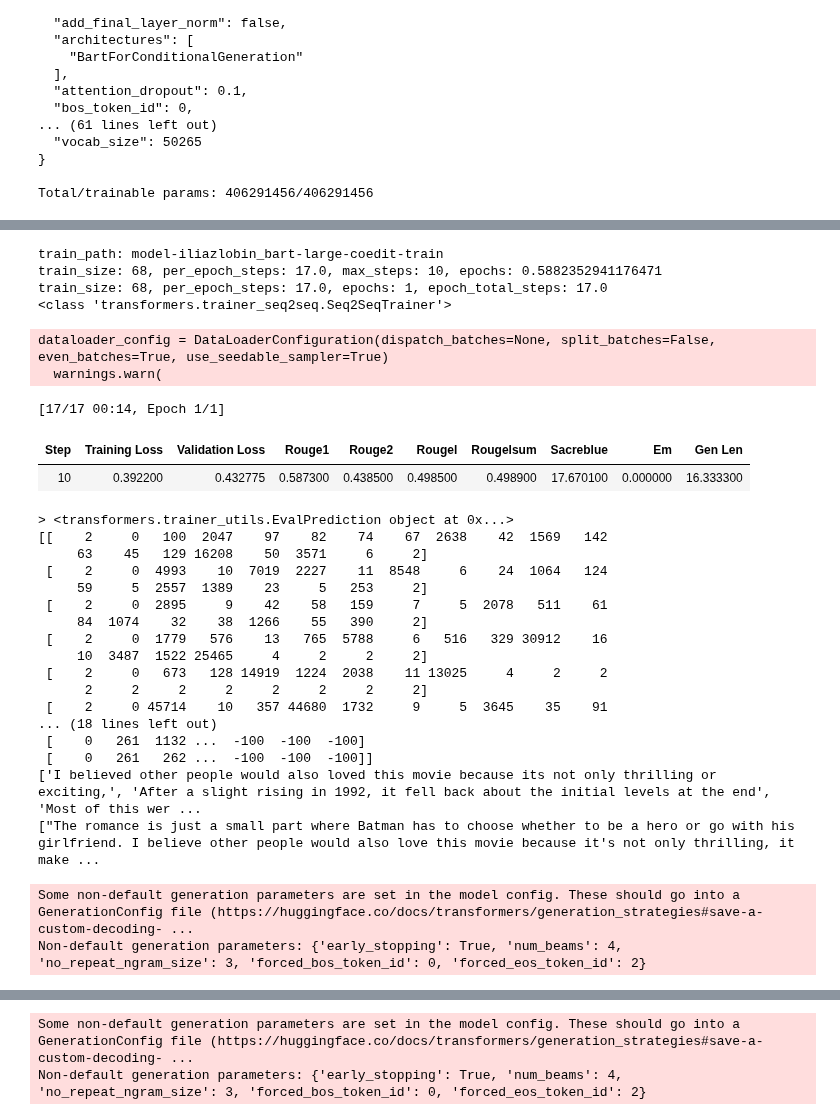
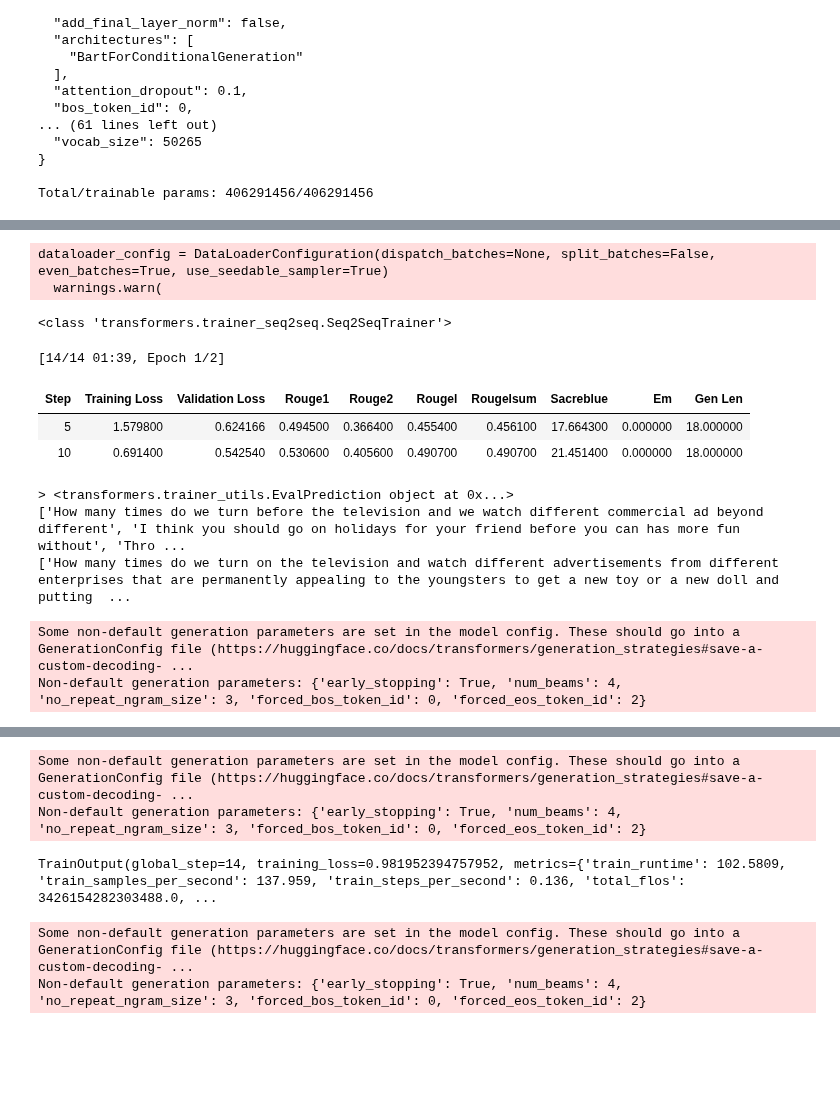
Before and after one commit to iliazlobin/transformers-labs, a Jupyter notebook: model-train/train-bart-coedit.ipynb, the cells around one changed output, grey strips where cells are left out. Saved outputs shown, nothing was run; the diff lists cells and outputs as text; code cells hidden in the pictures; blank space fills up the shorter version.

Commit message:
bart training notebook revised

```diff
--- a/model-train/train-bart-coedit.ipynb
+++ b/model-train/train-bart-coedit.ipynb
@@ -501,3 +503,23 @@ Total/trainable params: 406291456/406291456
 %%capture
 %load_ext tensorboard
 %tensorboard --logdir "model-{training_model_path}-train/runs"
+# %%
+train_path = f"model-{training_model_path}-train"
+print(f"train_path: {train_path}")
+
+train_size = len(processed_dataset["train"])
+batch_size = 250
+gradient_accumulation_steps = 4
+
+per_epoch_steps = train_size / (batch_size * gradient_accumulation_steps)
+
+max_steps = 10
+epochs = max_steps / per_epoch_steps
+print(f"train_size: {train_size}, batch_size: {batch_size}, per_epoch_steps: {per_epoch_steps}, max_steps: {max_steps}, epochs: {epochs}")
+
+# if max_steps < per_epoch_steps:
+#     raise Exception(f"Training doesn't cover the entire training dataset with {train_size} samples")
+
+epochs = 2
+epoch_total_steps = epochs * per_epoch_steps
+print(f"train_size: {train_size}, batch_size: {batch_size}, per_epoch_steps: {per_epoch_steps}, epochs: {epochs}, epoch_total_steps: {epoch_total_steps}")
@@ -504,24 +530,5 @@ Total/trainable params: 406291456/406291456
 # %%
 from transformers import Seq2SeqTrainingArguments, Seq2SeqTrainer
-
-train_path = f"model-{training_model_path}-train"
-print(f"train_path: {train_path}")
-
-train_size = len(processed_dataset["train"])
-batch_size = 1
-gradient_accumulation_steps = 4
-
-per_epoch_steps = train_size / (batch_size * gradient_accumulation_steps)
-max_steps = 10
-epochs = max_steps / per_epoch_steps
-print(f"train_size: {train_size}, per_epoch_steps: {per_epoch_steps}, max_steps: {max_steps}, epochs: {epochs}")
-
-# if max_steps < per_epoch_steps:
-#     raise Exception(f"Training doesn't cover the entire training dataset with {train_size} samples")
-
-epochs = 1
-epoch_total_steps = epochs * per_epoch_steps
-print(f"train_size: {train_size}, per_epoch_steps: {per_epoch_steps}, epochs: {epochs}, epoch_total_steps: {epoch_total_steps}")
 
 args = Seq2SeqTrainingArguments(
     output_dir=train_path,
@@ -532,60 +539,44 @@ args = Seq2SeqTrainingArguments(
     fp16=True,
     predict_with_generate=True,
     gradient_checkpointing=True,
     per_device_train_batch_size=batch_size,
     per_device_eval_batch_size=batch_size,
     gradient_accumulation_steps=gradient_accumulation_steps,
     num_train_epochs=epochs,
     # max_steps=max_steps,
     # warmup_steps=2,
-    logging_steps=10,
+    logging_steps=5,
     save_strategy="steps",
-    save_steps=10,
+    save_steps=5,
     evaluation_strategy="steps",
-    eval_steps=10,
+    eval_steps=5,
     report_to="tensorboard",
 )
 
 
 trainer = Seq2SeqTrainer(
     model=training_model,
     train_dataset=processed_dataset["train"],
     eval_dataset=processed_dataset["test"],
     tokenizer=tokenizer,
     data_collator=data_collator,
     compute_metrics=compute_metrics,
     args=args,
 )
 print(type(trainer))
 
 model.config.use_cache = False
 trainer.train()
 # %% [output]
-train_path: model-iliazlobin_bart-large-coedit-train
-train_size: 68, per_epoch_steps: 17.0, max_steps: 10, epochs: 0.5882352941176471
-train_size: 68, per_epoch_steps: 17.0, epochs: 1, epoch_total_steps: 17.0
-<class 'transformers.trainer_seq2seq.Seq2SeqTrainer'>
+dataloader_config = DataLoaderConfiguration(dispatch_batches=None, split_batches=False, even_batches=True, use_seedable_sampler=True)
+  warnings.warn(
-dataloader_config = DataLoaderConfiguration(dispatch_batches=None, split_batches=False, even_batches=True, use_seedable_sampler=True)
-  warnings.warn(
+<class 'transformers.trainer_seq2seq.Seq2SeqTrainer'>
-[17/17 00:14, Epoch 1/1]
+[14/14 01:39, Epoch 1/2]
 | Step | Training Loss | Validation Loss | Rouge1 | Rouge2 | Rougel | Rougelsum | Sacreblue | Em | Gen Len |
-| 10 | 0.392200 | 0.432775 | 0.587300 | 0.438500 | 0.498500 | 0.498900 | 17.670100 | 0.000000 | 16.333300 |
+| 5 | 1.579800 | 0.624166 | 0.494500 | 0.366400 | 0.455400 | 0.456100 | 17.664300 | 0.000000 | 18.000000 |
+| 10 | 0.691400 | 0.542540 | 0.530600 | 0.405600 | 0.490700 | 0.490700 | 21.451400 | 0.000000 | 18.000000 |
 > <transformers.trainer_utils.EvalPrediction object at 0x...>
-[[    2     0   100  2047    97    82    74    67  2638    42  1569   142
-     63    45   129 16208    50  3571     6     2]
- [    2     0  4993    10  7019  2227    11  8548     6    24  1064   124
-     59     5  2557  1389    23     5   253     2]
- [    2     0  2895     9    42    58   159     7     5  2078   511    61
-     84  1074    32    38  1266    55   390     2]
- [    2     0  1779   576    13   765  5788     6   516   329 30912    16
-     10  3487  1522 25465     4     2     2     2]
- [    2     0   673   128 14919  1224  2038    11 13025     4     2     2
-      2     2     2     2     2     2     2     2]
- [    2     0 45714    10   357 44680  1732     9     5  3645    35    91
-... (18 lines left out)
- [    0   261  1132 ...  -100  -100  -100]
- [    0   261   262 ...  -100  -100  -100]]
-['I believed other people would also loved this movie because its not only thrilling or exciting,', 'After a slight rising in 1992, it fell back about the initial levels at the end', 'Most of this wer ...
-["The romance is just a small part where Batman has to choose whether to be a hero or go with his girlfriend. I believe other people would also love this movie because it's not only thrilling, it make ...
+['How many times do we turn before the television and we watch different commercial ad beyond different', 'I think you should go on holidays for your friend before you can has more fun without', 'Thro ...
+['How many times do we turn on the television and watch different advertisements from different enterprises that are permanently appealing to the youngsters to get a new toy or a new doll and putting  ...
 Some non-default generation parameters are set in the model config. These should go into a GenerationConfig file (https://huggingface.co/docs/transformers/generation_strategies#save-a-custom-decoding- ...
 Non-default generation parameters: {'early_stopping': True, 'num_beams': 4, 'no_repeat_ngram_size': 3, 'forced_bos_token_id': 0, 'forced_eos_token_id': 2}
@@ -593,3 +586,6 @@ TrainOutput(global_step=17, training_loss=0.42854440913480873, metrics={'train_r
+Some non-default generation parameters are set in the model config. These should go into a GenerationConfig file (https://huggingface.co/docs/transformers/generation_strategies#save-a-custom-decoding- ...
+Non-default generation parameters: {'early_stopping': True, 'num_beams': 4, 'no_repeat_ngram_size': 3, 'forced_bos_token_id': 0, 'forced_eos_token_id': 2}
+TrainOutput(global_step=14, training_loss=0.981952394757952, metrics={'train_runtime': 102.5809, 'train_samples_per_second': 137.959, 'train_steps_per_second': 0.136, 'total_flos': 3426154282303488.0, ...
 # %%
 print(type(trainer))
 print(type(trainer.model))
```
Also changed, not shown: parts of 15 cells of this notebook.
